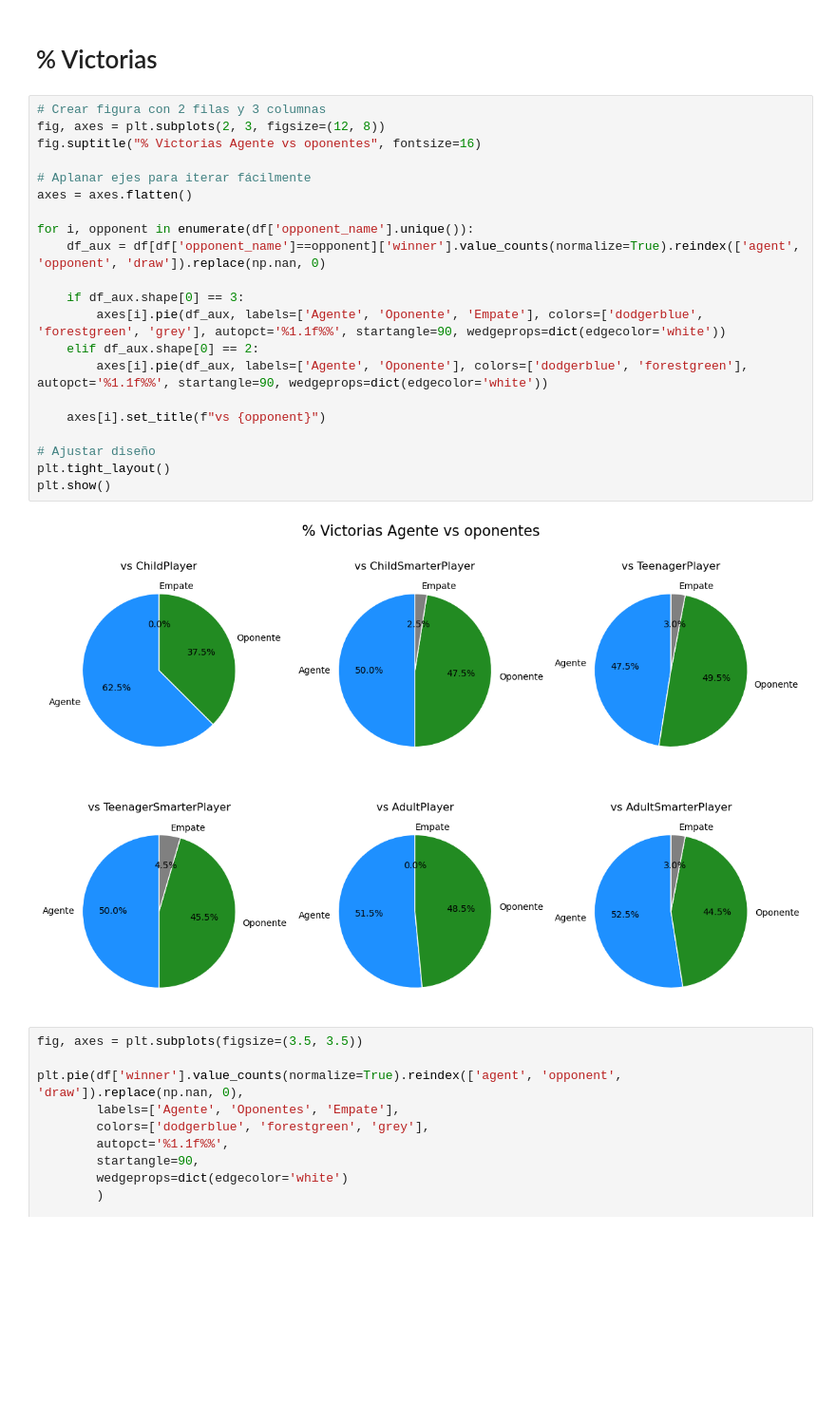
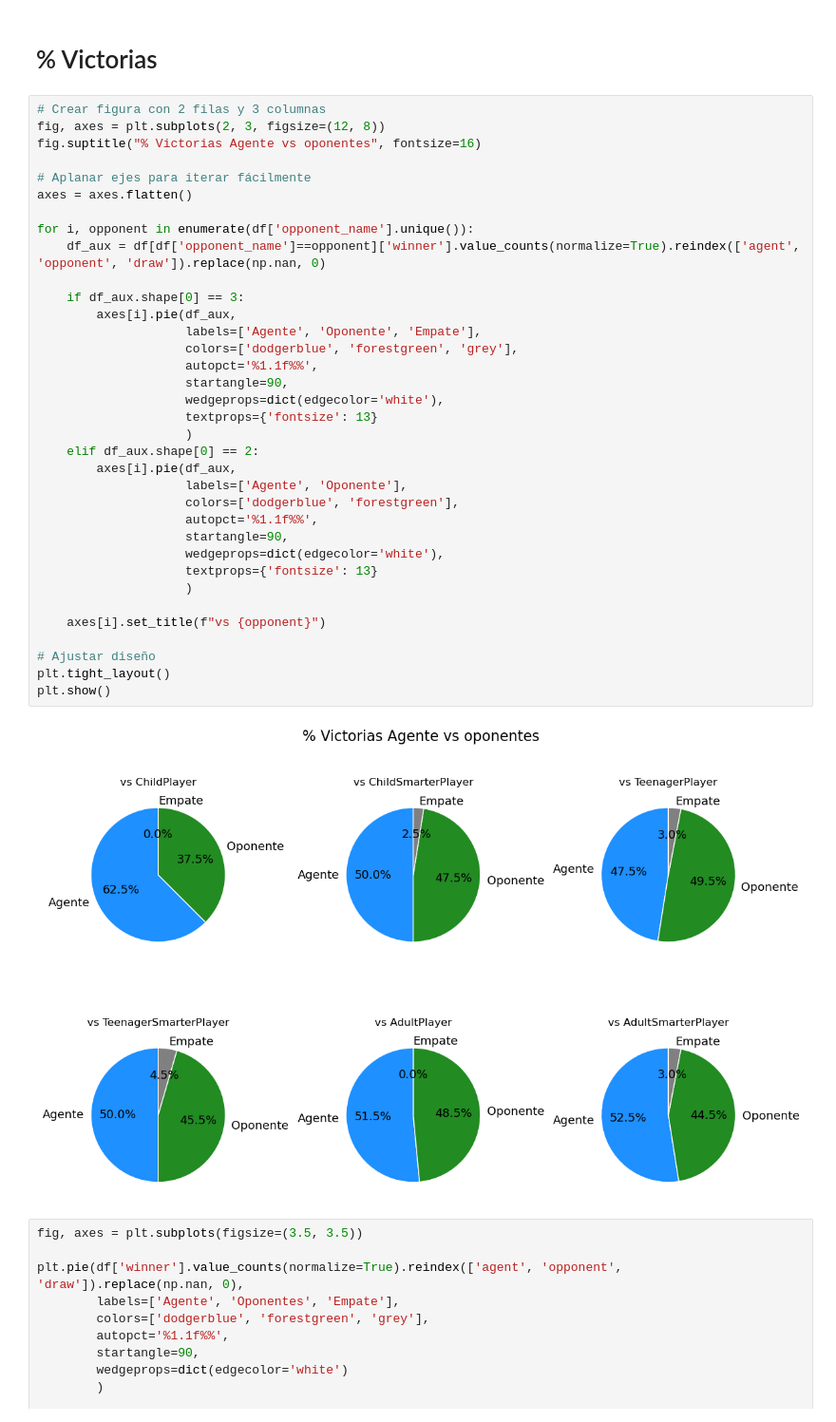
Before and after one commit to afersantos/connect-four-alphazero-dda, a Jupyter notebook: plot_results.ipynb, the cells around one changed output. Shown at 95% size. Cells and saved outputs as stored; diff of their text form; blank space fills up the shorter version.

```diff
--- a/plot_results.ipynb
+++ b/plot_results.ipynb
@@ -345,26 +345,40 @@ Name: moves_per_game, dtype: float64
 # %%
 # Crear figura con 2 filas y 3 columnas
 fig, axes = plt.subplots(2, 3, figsize=(12, 8))
 fig.suptitle("% Victorias Agente vs oponentes", fontsize=16)
 
 # Aplanar ejes para iterar fácilmente
 axes = axes.flatten()
 
 for i, opponent in enumerate(df['opponent_name'].unique()):
     df_aux = df[df['opponent_name']==opponent]['winner'].value_counts(normalize=True).reindex(['agent', 'opponent', 'draw']).replace(np.nan, 0)
 
     if df_aux.shape[0] == 3:
-        axes[i].pie(df_aux, labels=['Agente', 'Oponente', 'Empate'], colors=['dodgerblue', 'forestgreen', 'grey'], autopct='%1.1f%%', startangle=90, wedgeprops=dict(edgecolor='white'))
+        axes[i].pie(df_aux,
+                    labels=['Agente', 'Oponente', 'Empate'],
+                    colors=['dodgerblue', 'forestgreen', 'grey'],
+                    autopct='%1.1f%%',
+                    startangle=90,
+                    wedgeprops=dict(edgecolor='white'),
+                    textprops={'fontsize': 13}
+                    )
     elif df_aux.shape[0] == 2:
-        axes[i].pie(df_aux, labels=['Agente', 'Oponente'], colors=['dodgerblue', 'forestgreen'], autopct='%1.1f%%', startangle=90, wedgeprops=dict(edgecolor='white'))
+        axes[i].pie(df_aux,
+                    labels=['Agente', 'Oponente'],
+                    colors=['dodgerblue', 'forestgreen'],
+                    autopct='%1.1f%%',
+                    startangle=90,
+                    wedgeprops=dict(edgecolor='white'),
+                    textprops={'fontsize': 13}
+                    )
 
     axes[i].set_title(f"vs {opponent}")
 
 # Ajustar diseño
 plt.tight_layout()
 plt.show()
 # %% [output]
-[figure, old version]
+[figure, new version]
 # %%
 fig, axes = plt.subplots(figsize=(3.5, 3.5))
 
```
Also changed, not shown: 5 other files.
